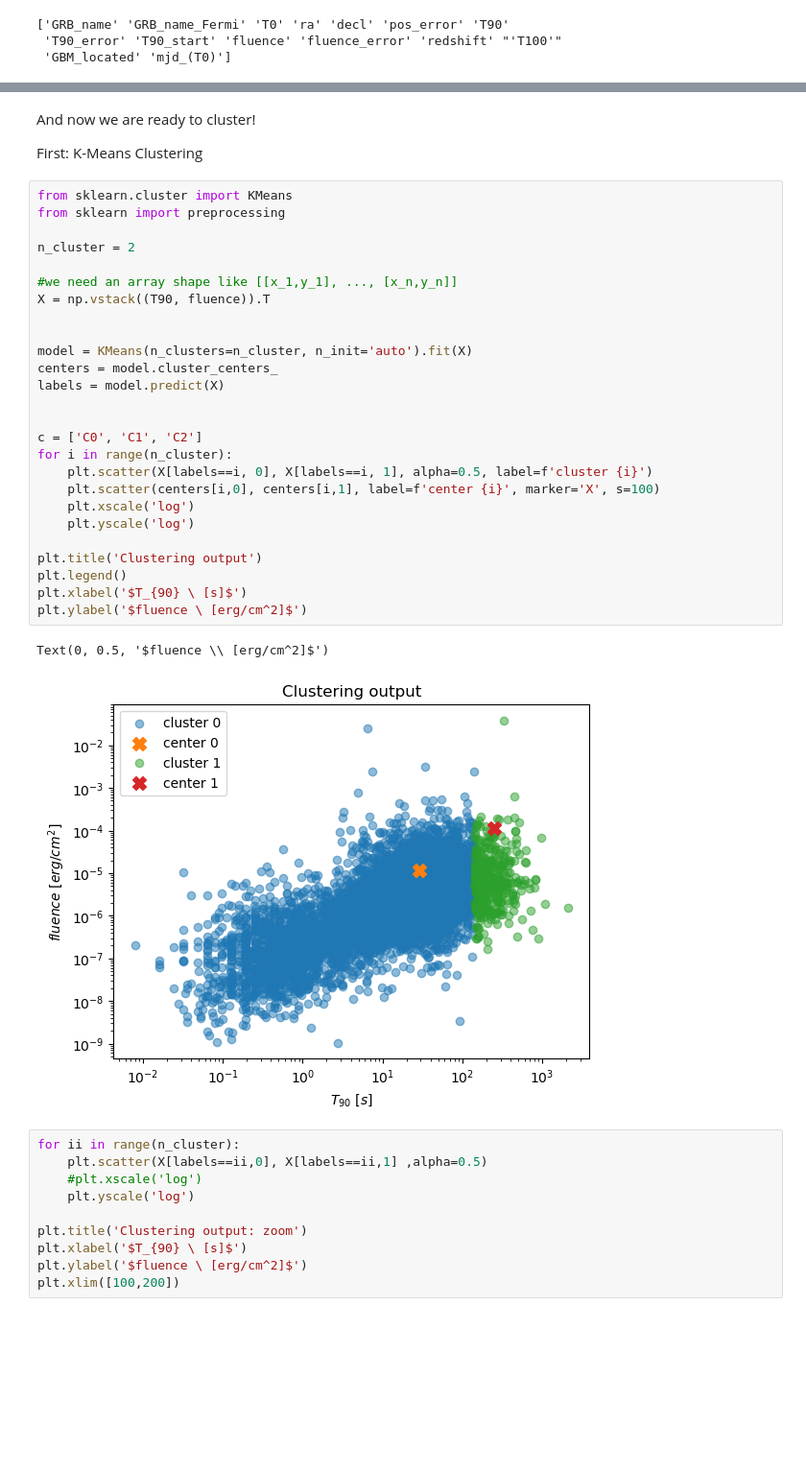
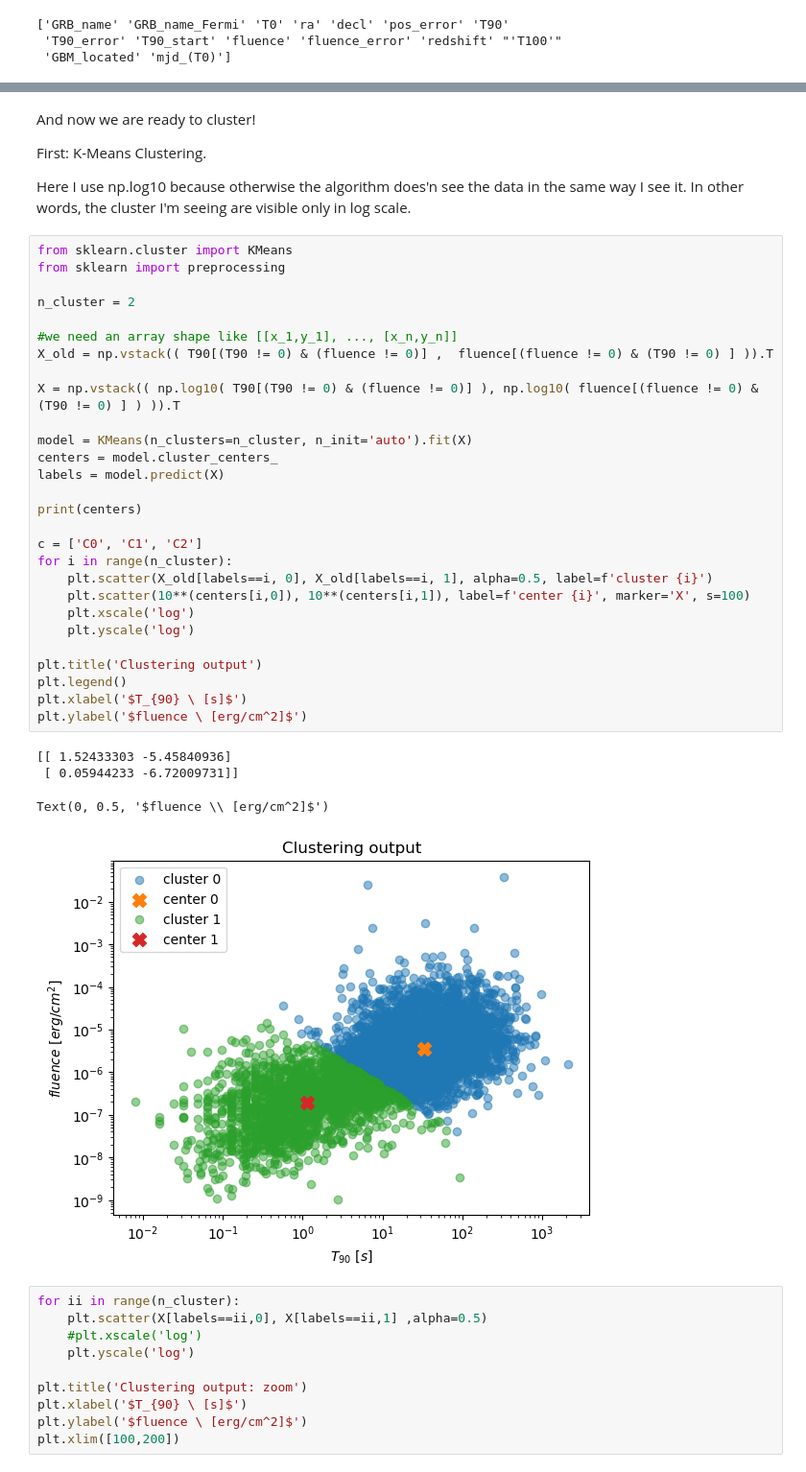
Before and after one commit to Ale5606/ilovegit, a Jupyter notebook: ML/280425/L14.ipynb, the cells around one changed output, grey strips where cells are left out. Shown at 96% size. Drawn from its saved outputs; the diff is of its cells as text; blank space fills up the shorter version.

```diff
--- a/ML/280425/L14.ipynb
+++ b/ML/280425/L14.ipynb
@@ -101,36 +101,42 @@ plt.show()
 # %% [markdown]
 And now we are ready to cluster!
 
-First: K-Means Clustering
+First: K-Means Clustering.
+
+Here I use np.log10 because otherwise the algorithm does'n see the data in the same way I see it. In other words, the cluster I'm seeing are visible only in log scale.
 # %%
 from sklearn.cluster import KMeans
 from sklearn import preprocessing
 
 n_cluster = 2
 
 #we need an array shape like [[x_1,y_1], ..., [x_n,y_n]]
-X = np.vstack((T90, fluence)).T
+X_old = np.vstack(( T90[(T90 != 0) & (fluence != 0)] ,  fluence[(fluence != 0) & (T90 != 0) ] )).T
 
+X = np.vstack(( np.log10( T90[(T90 != 0) & (fluence != 0)] ), np.log10( fluence[(fluence != 0) & (T90 != 0) ] ) )).T
 
 model = KMeans(n_clusters=n_cluster, n_init='auto').fit(X)
 centers = model.cluster_centers_
 labels = model.predict(X)
 
+print(centers)
 
 c = ['C0', 'C1', 'C2']
 for i in range(n_cluster):
-    plt.scatter(X[labels==i, 0], X[labels==i, 1], alpha=0.5, label=f'cluster {i}')
-    plt.scatter(centers[i,0], centers[i,1], label=f'center {i}', marker='X', s=100)
+    plt.scatter(X_old[labels==i, 0], X_old[labels==i, 1], alpha=0.5, label=f'cluster {i}')
+    plt.scatter(10**(centers[i,0]), 10**(centers[i,1]), label=f'center {i}', marker='X', s=100)
     plt.xscale('log')
     plt.yscale('log')
 
 plt.title('Clustering output')
 plt.legend()
 plt.xlabel('$T_{90} \ [s]$')
 plt.ylabel('$fluence \ [erg/cm^2]$')
 # %% [output]
-Text(0, 0.5, '$fluence \\ [erg/cm^2]$')
+[[ 1.52433303 -5.45840936]
+ [ 0.05944233 -6.72009731]]
+Text(0, 0.5, '$fluence \\ [erg/cm^2]$')
-[figure, old version]
+[figure, new version]
 # %%
 for ii in range(n_cluster):
     plt.scatter(X[labels==ii,0], X[labels==ii,1] ,alpha=0.5)
```
Also changed, not shown: parts of 1 cell of this notebook, 2 other files.
